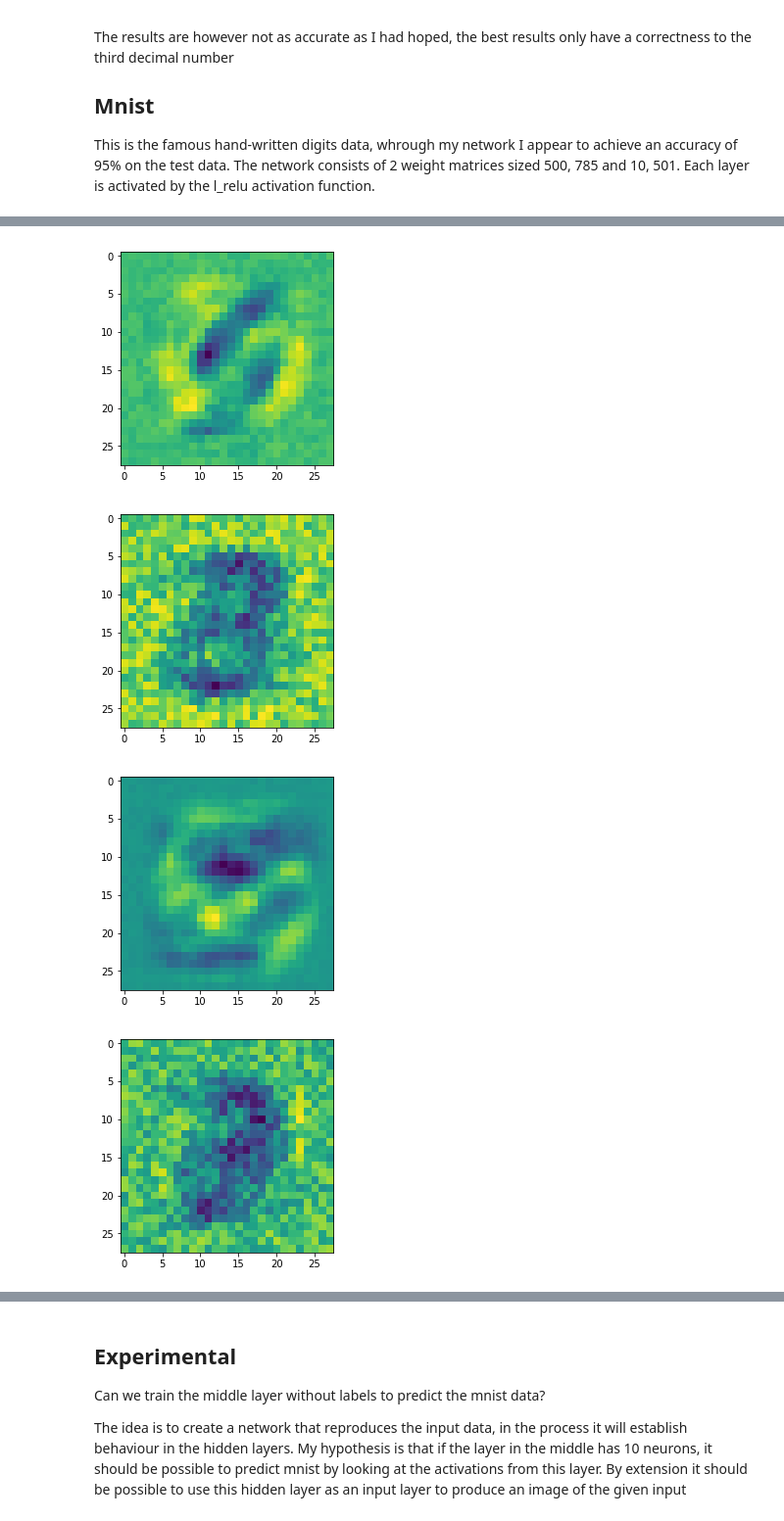
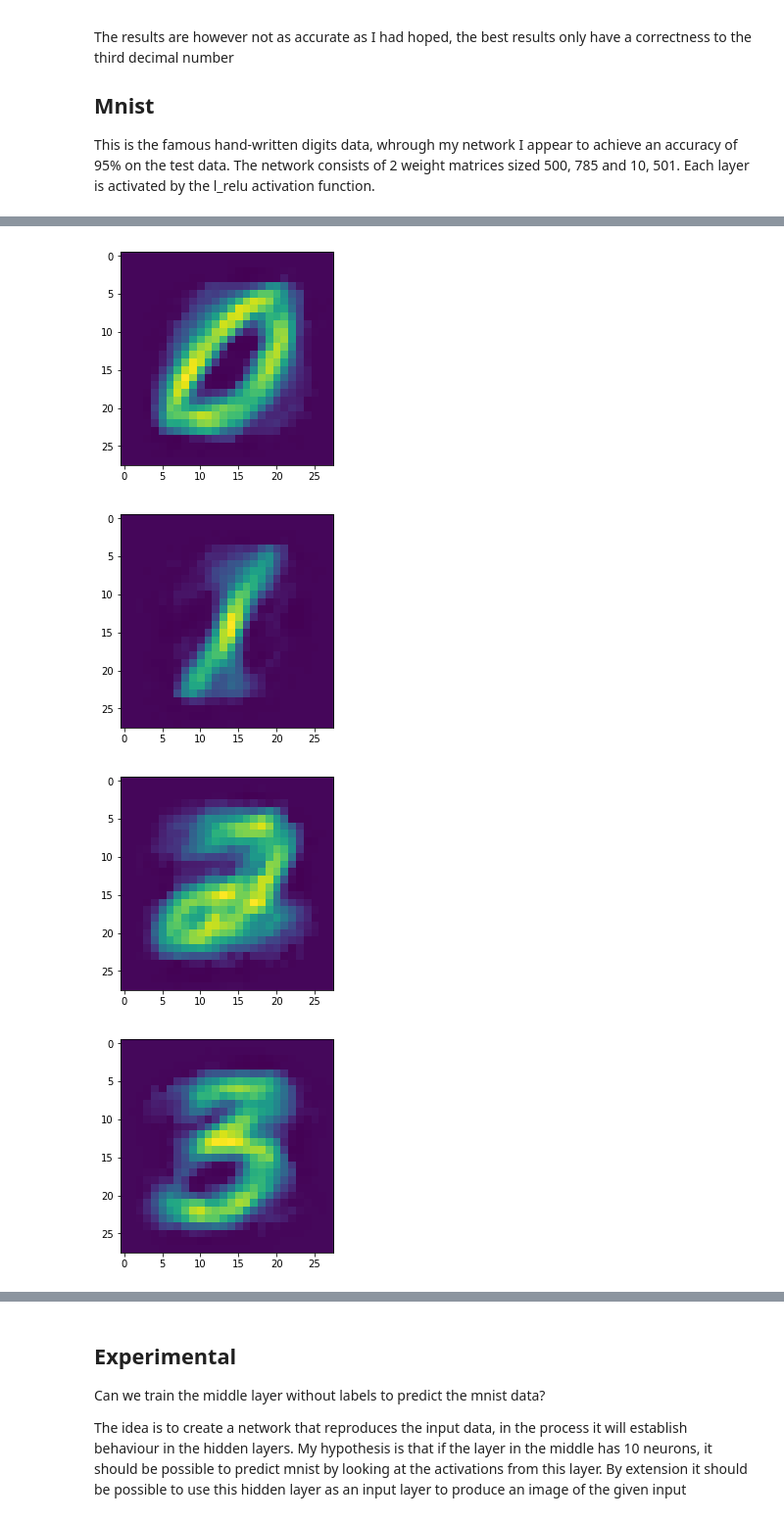
Before and after one commit to JoelSjoberg/Python-Neural-Network, a Jupyter notebook: Implementation.ipynb, the cells around one changed output, grey strips where cells are left out. Shown at 98% size. Cells and saved outputs as stored; diff of their text form; code cells hidden in the pictures.

```diff
--- a/Implementation.ipynb
+++ b/Implementation.ipynb
@@ -742 +808,14 @@ signal in 10 neuron layer:  8
 Now let's see what the weights look like, we can plot their shape as images if we discard the bias weights
+# %%
+for i in range(5):
+    plt.imshow(NN.weights[0][i, :-1].reshape(img_dim))
+    plt.show()
+
+m = np.zeros_like(NN.weights[0][0])
+for i in range(len(NN.weights[0])):
+    m = np.add(m, NN.weights[0][i]/len(NN.weights[0]))
+m = m[0:-1]
+
+print("Summed weights: ")
+plt.imshow(m.reshape(28, 28))
+plt.show()
@@ -742,0 +836,15 @@ Now let's see what the weights look like, we can plot their shape as images if w
+# %%
+# Can the reverse be learned? Probably not directly...
+n = NeuralNetwork([10, 50**2, 784], [l_relu, l_relu])
+
+num = 1000
+n.batch_training(train_l_encoded[0:num],
+                 lab_examples[0:num],
+                 epochs = 5,
+                 alpha = 0.0005,
+                 dropout = 0.1,
+                 batch_size = 10,
+                 vocal = True,
+                 overfit = False,
+                 display_signals = True,
+                 display_freq = 20)
@@ -743,9 +871,11 @@ Now let's see what the weights look like, we can plot their shape as images if w
 # %%
-for i in range(5):
-    plt.imshow(NN.weights[0][i, :-1].reshape(img_dim))
+for i in range(10):
+    s, d = n.feed_forward(one_hot_encode(i))
+
+    plt.imshow(s[-1].reshape(28, 28))
     plt.show()
 # %% [output]
-[figure, old version]
+[figure, new version]
-[figure, old version]
+[figure, new version]
-[figure, old version]
+[figure, new version]
-[figure, old version]
+[figure, new version]
```
Also changed, not shown: parts of 17 cells of this notebook.
